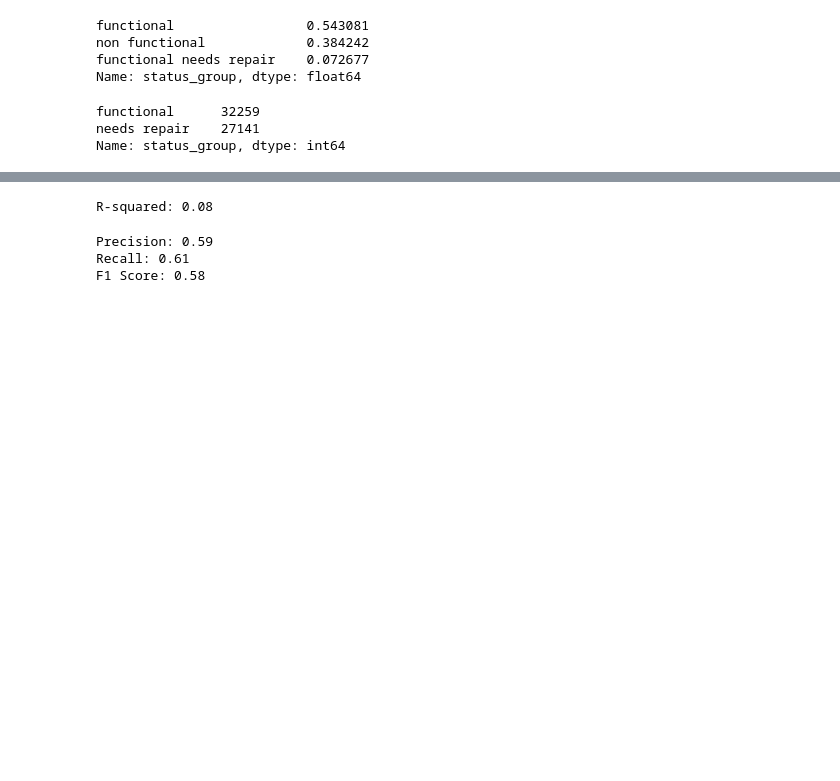
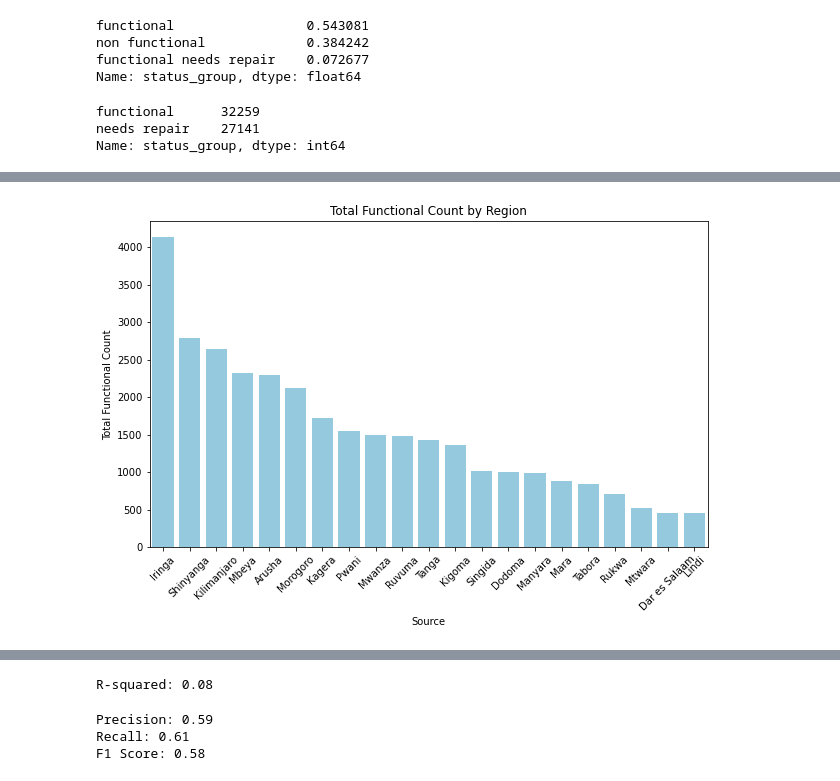
Before and after one commit to schoe4208/Tanzanian_NGO_Water_Wells_Predictor, a Jupyter notebook: water_well_predictor.ipynb, the cells around one changed output, grey strips where cells are left out. Cells and saved outputs as stored; diff of their text form; code cells hidden in the pictures; blank space fills up the shorter version.

```diff
--- a/water_well_predictor.ipynb
+++ b/water_well_predictor.ipynb
@@ -98,0 +176,13 @@ df2
+# %%
+source_counts = merged_df_functional['region'].value_counts()
+
+
+plt.figure(figsize=(10, 6))
+sns.barplot(x=source_counts.index, y=source_counts.values, color='skyblue')
+plt.xlabel('Source')
+plt.ylabel('Total Functional Count')
+plt.title('Total Functional Count by Region')
+plt.xticks(rotation=45)
+plt.show()
+# %% [output]
+[figure, added]
```
Also changed, not shown: parts of 36 cells of this notebook.
